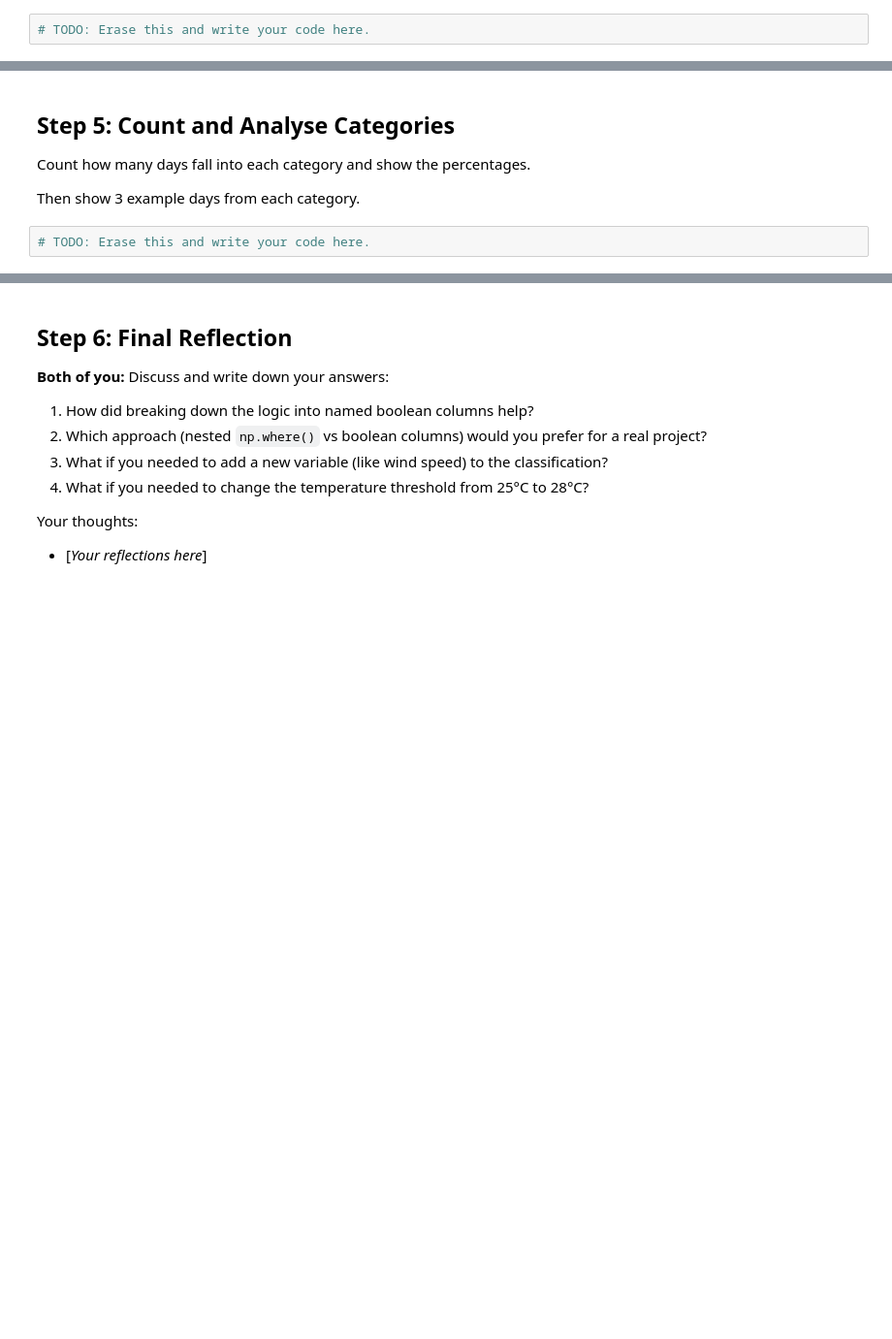
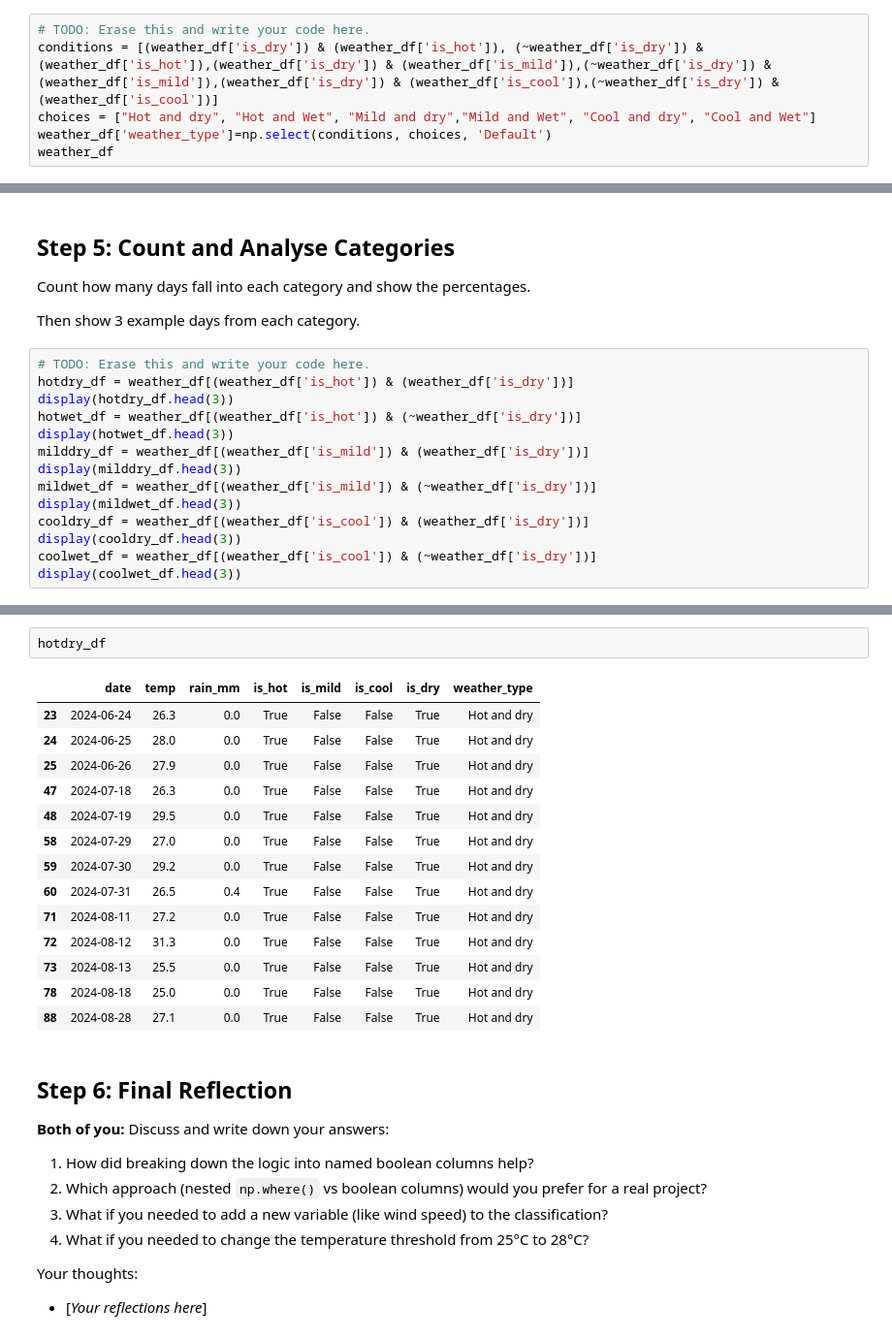
Before and after one commit to leafcatQAQ/DS105, a Jupyter notebook: week04/W04-NB02-Lab-NumPy-to-Pandas.ipynb, the cells around one changed output, grey strips where cells are left out. Shown at 97% size. Drawn from its saved outputs; the diff is of its cells as text; blank space fills up the shorter version.

```diff
--- a/week04/W04-NB02-Lab-NumPy-to-Pandas.ipynb
+++ b/week04/W04-NB02-Lab-NumPy-to-Pandas.ipynb
@@ -201,3 +314,7 @@ Create lists for all five weather categories. Order matters! Put the most specif
 Hint: Use `~` for NOT (e.g., `~weather_df['is_dry']` means "not dry")
 # %%
 # TODO: Erase this and write your code here.
+conditions = [(weather_df['is_dry']) & (weather_df['is_hot']), (~weather_df['is_dry']) & (weather_df['is_hot']),(weather_df['is_dry']) & (weather_df['is_mild']),(~weather_df['is_dry']) & (weather_df['is_mild']),(weather_df['is_dry']) & (weather_df['is_cool']),(~weather_df['is_dry']) & (weather_df['is_cool'])]
+choices = ["Hot and dry", "Hot and Wet", "Mild and dry","Mild and Wet", "Cool and dry", "Cool and Wet"]
+weather_df['weather_type']=np.select(conditions, choices, 'Default')
+weather_df
@@ -219,3 +371,15 @@ Count how many days fall into each category and show the percentages.
 Then show 3 example days from each category.
 # %%
 # TODO: Erase this and write your code here.
+hotdry_df = weather_df[(weather_df['is_hot']) & (weather_df['is_dry'])]
+display(hotdry_df.head(3))
+hotwet_df = weather_df[(weather_df['is_hot']) & (~weather_df['is_dry'])]
+display(hotwet_df.head(3))
+milddry_df = weather_df[(weather_df['is_mild']) & (weather_df['is_dry'])]
+display(milddry_df.head(3))
+mildwet_df = weather_df[(weather_df['is_mild']) & (~weather_df['is_dry'])]
+display(mildwet_df.head(3))
+cooldry_df = weather_df[(weather_df['is_cool']) & (weather_df['is_dry'])]
+display(cooldry_df.head(3))
+coolwet_df = weather_df[(weather_df['is_cool']) & (~weather_df['is_dry'])]
+display(coolwet_df.head(3))
@@ -222,3 +410,20 @@ Then show 3 example days from each category.
+# %%
+hotdry_df
+# %% [output]
+|  | date | temp | rain_mm | is_hot | is_mild | is_cool | is_dry | weather_type |
+| 23 | 2024-06-24 | 26.3 | 0.0 | True | False | False | True | Hot and dry |
+| 24 | 2024-06-25 | 28.0 | 0.0 | True | False | False | True | Hot and dry |
+| 25 | 2024-06-26 | 27.9 | 0.0 | True | False | False | True | Hot and dry |
+| 47 | 2024-07-18 | 26.3 | 0.0 | True | False | False | True | Hot and dry |
+| 48 | 2024-07-19 | 29.5 | 0.0 | True | False | False | True | Hot and dry |
+| 58 | 2024-07-29 | 27.0 | 0.0 | True | False | False | True | Hot and dry |
+| 59 | 2024-07-30 | 29.2 | 0.0 | True | False | False | True | Hot and dry |
+| 60 | 2024-07-31 | 26.5 | 0.4 | True | False | False | True | Hot and dry |
+| 71 | 2024-08-11 | 27.2 | 0.0 | True | False | False | True | Hot and dry |
+| 72 | 2024-08-12 | 31.3 | 0.0 | True | False | False | True | Hot and dry |
+| 73 | 2024-08-13 | 25.5 | 0.0 | True | False | False | True | Hot and dry |
+| 78 | 2024-08-18 | 25.0 | 0.0 | True | False | False | True | Hot and dry |
+| 88 | 2024-08-28 | 27.1 | 0.0 | True | False | False | True | Hot and dry |
 # %% [markdown]
 ## Step 6: Final Reflection
 
```
Also changed, not shown: parts of 11 cells of this notebook.
